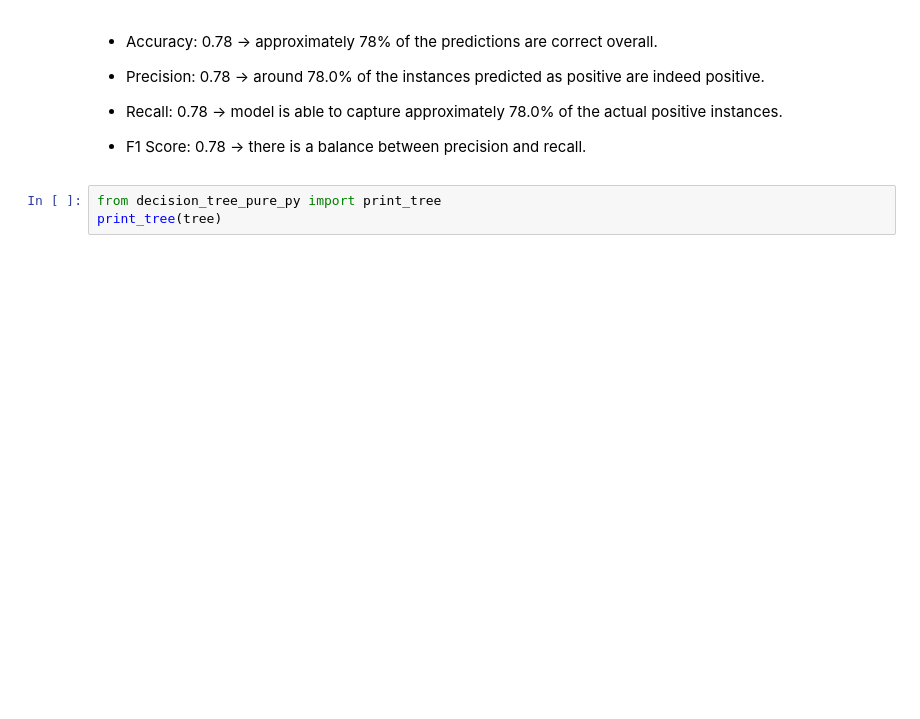
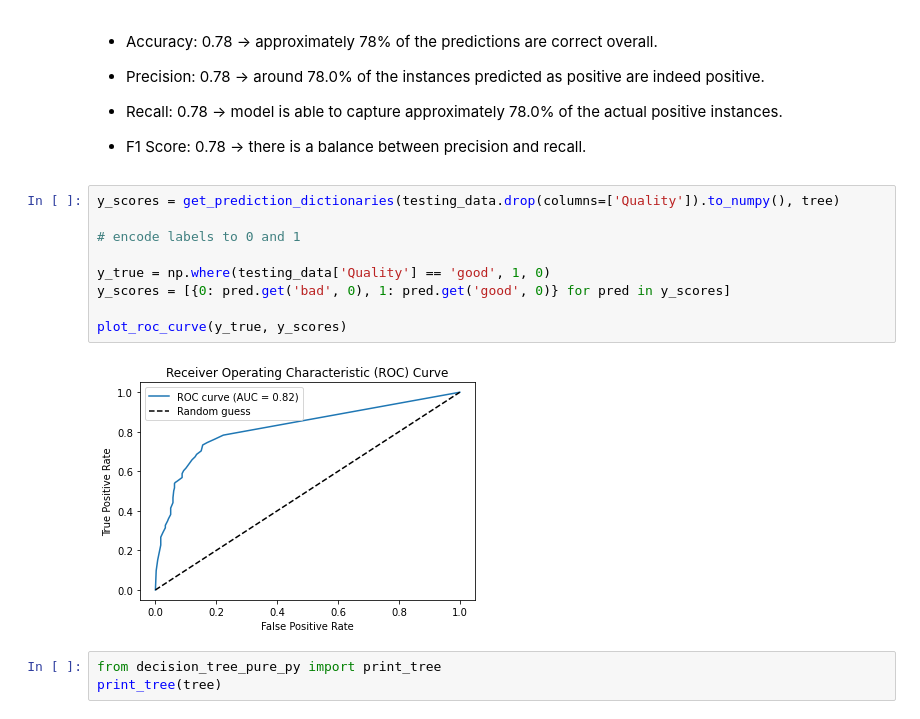
Before and after one commit to iajaykarthick/ML-practice, a Jupyter notebook: ml_practice/supervised/non_linear/decision_tree/decision_tree_apple_quality_pure_py.ipynb, the cells around one changed output. Saved outputs shown, nothing was run; the diff lists cells and outputs as text; blank space fills up the shorter version.

Commit message:
Add ROC curve plotting functionality to decision tree model evaluation

```diff
--- a/ml_practice/supervised/non_linear/decision_tree/decision_tree_apple_quality_pure_py.ipynb
+++ b/ml_practice/supervised/non_linear/decision_tree/decision_tree_apple_quality_pure_py.ipynb
@@ -194,6 +216,17 @@ get_classification_metrics(testing_data.drop(columns=['Quality']).to_numpy(), te
 - Recall: 0.78 -> model is able to capture approximately 78.0% of the actual positive instances.
 
 - F1 Score: 0.78 ->  there is a balance between precision and recall.
+# %%
+y_scores = get_prediction_dictionaries(testing_data.drop(columns=['Quality']).to_numpy(), tree)
+
+# encode labels to 0 and 1
+
+y_true = np.where(testing_data['Quality'] == 'good', 1, 0)
+y_scores = [{0: pred.get('bad', 0), 1: pred.get('good', 0)} for pred in y_scores]
+
+plot_roc_curve(y_true, y_scores)
+# %% [output]
+[figure, added]
 # %%
 from decision_tree_pure_py import print_tree
 print_tree(tree)
```
Also changed, not shown: parts of 1 cell of this notebook.
